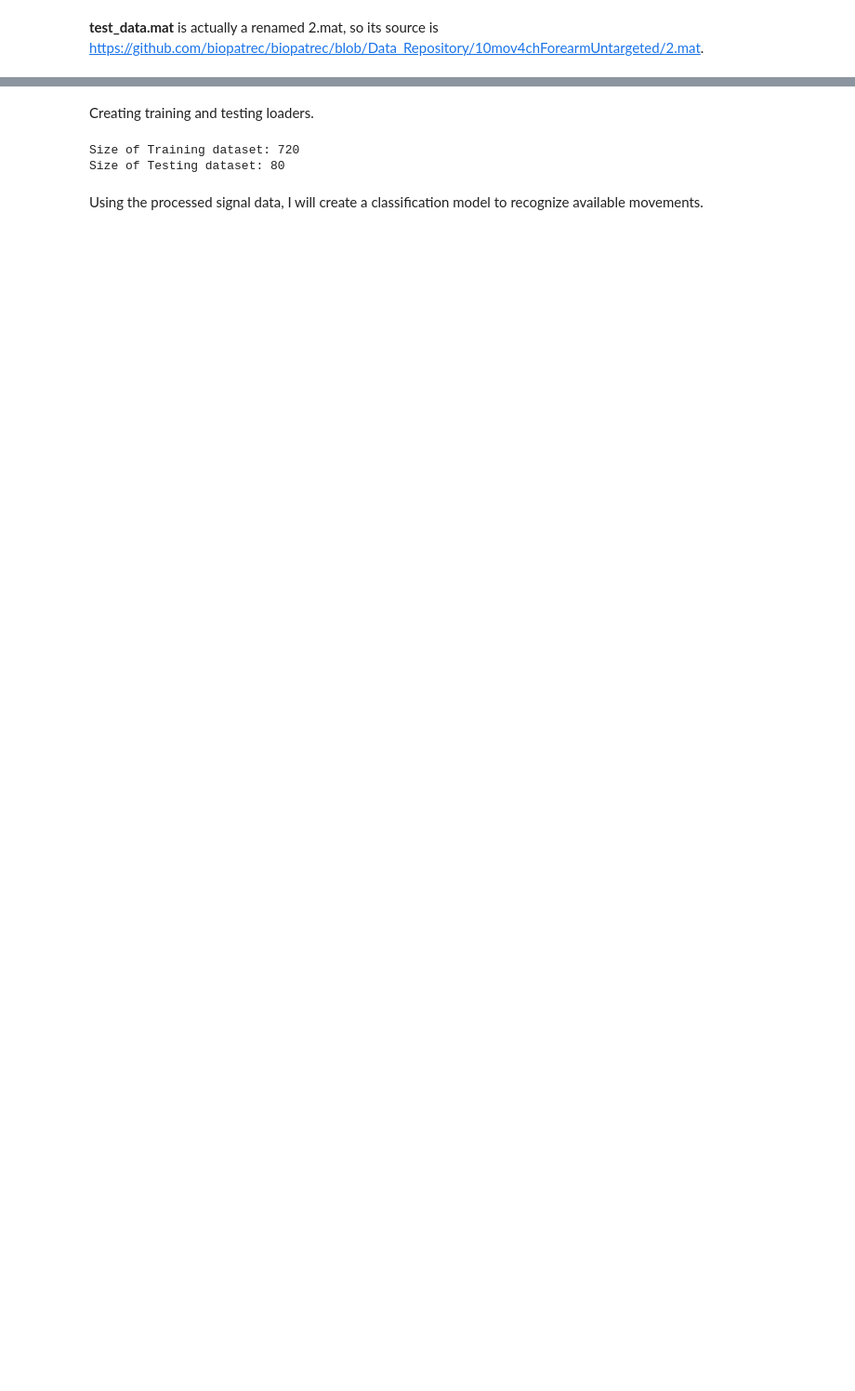
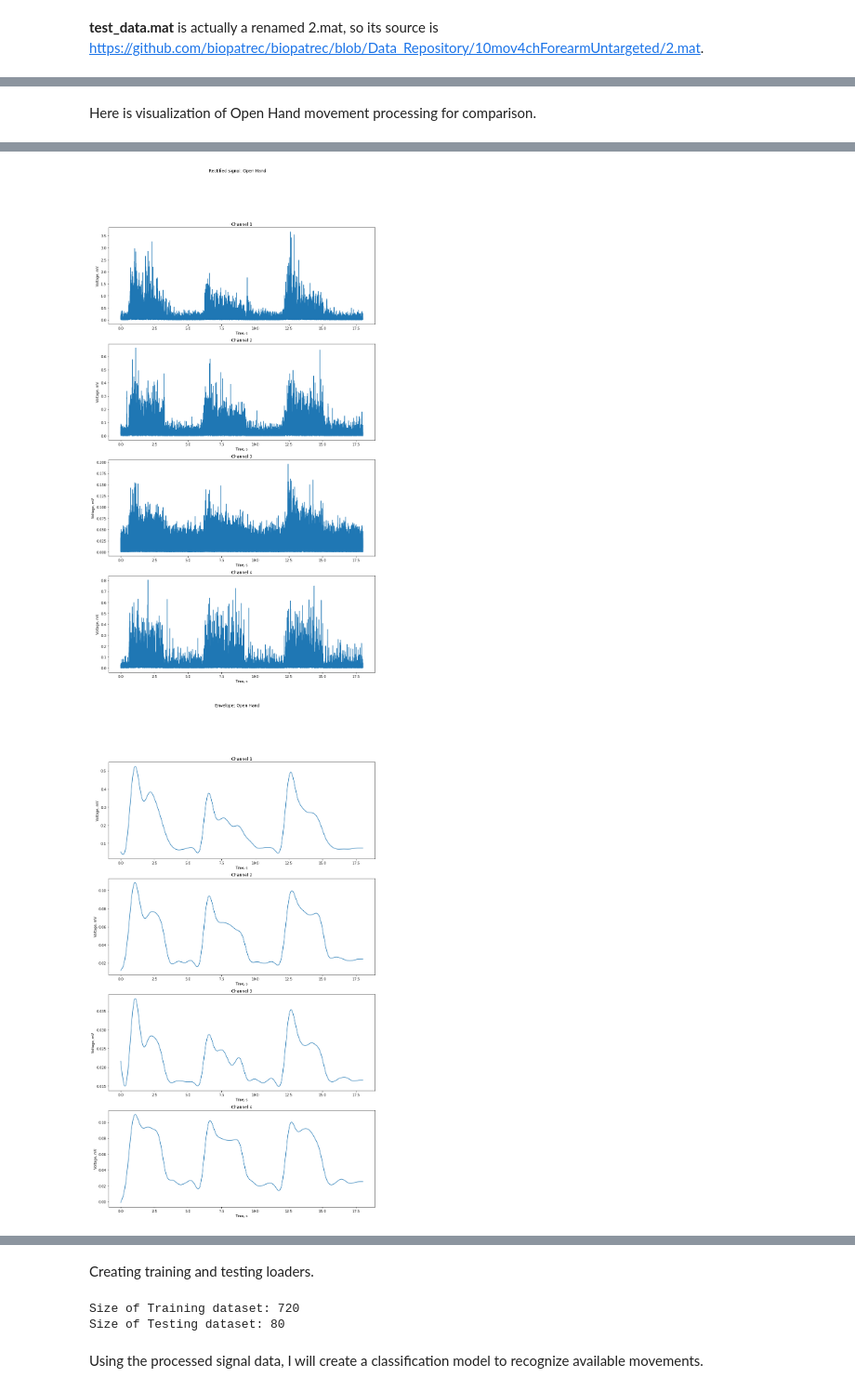
Before and after one commit to dariaomelkina/bionics_project, a Jupyter notebook: src/EMG_processing.ipynb, the cells around one changed output, grey strips where cells are left out. Shown at 93% size. Cells and saved outputs as stored; diff of their text form; code cells hidden in the pictures; blank space fills up the shorter version.

```diff
--- a/src/EMG_processing.ipynb
+++ b/src/EMG_processing.ipynb
@@ -339,0 +226,33 @@ y = np.concatenate(y)
+# %%
+def processing_pipeline(sig, time, sF, name="", envelope_low_pass_fr=1, visualize=False):
+    """
+    Pipeline for signals with multiple channels.
+    """
+
+    if visualize:
+        plot_multiple_channel_signal(sig, time, f'Raw signal: {name}', "1", False)
+
+    # Removing mean EMG (making average 0 volts)
+    for i in range(len(sig)):
+        sig[i] -= np.mean(sig[i])
+
+    if visualize:
+        plot_multiple_channel_signal(sig, time, f'Zero-average signal: {name}', "2", False)
+
+    # Rectification (using absolute values of the signal)
+    rectified_signal = []
+    for i in range(len(sig)):
+        rectified_signal.append(abs(sig[i]))
+
+    if visualize:
+        plot_multiple_channel_signal(rectified_signal, time, f'Rectified signal: {name}', "3", False)
+
+    # Butterworth low-pass filter for envelope
+    low_pass_fr = envelope_low_pass_fr/(sF/2)
+    b, a = sp.signal.butter(4, low_pass_fr, btype='lowpass')
+    final_sig = sp.signal.filtfilt(b, a, rectified_signal)
+
+    if visualize:
+        plot_multiple_channel_signal(final_sig, time, f'Envelope: {name}', "4", False)
+
+    return final_sig
@@ -339,0 +327,7 @@ y = np.concatenate(y)
+# %% [markdown]
+Here is visualization of Open Hand movement processing for comparison.
+# %%
+time = np.arange(0, sT, 1/sF)
+test_signal = movements_dictionary['Open Hand']
+_ = processing_pipeline(test_signal, time, sF, 'Open Hand', 1, visualize=True)
+# %% [output]
@@ -339,0 +336,2 @@ y = np.concatenate(y)
+[figure, added]
+[figure, added]
```
Also changed, not shown: parts of 96 cells of this notebook, 1 other file.
